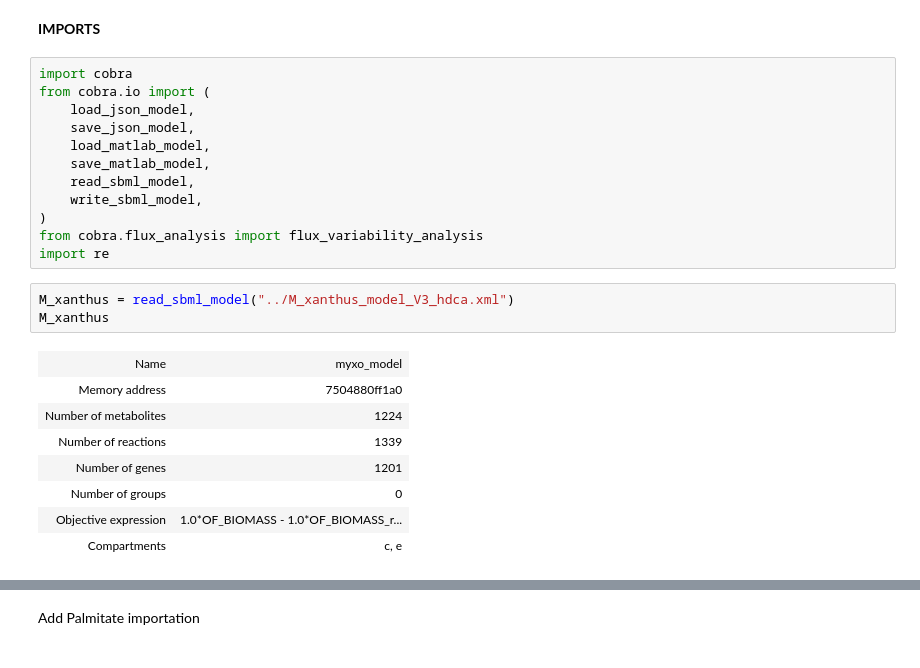
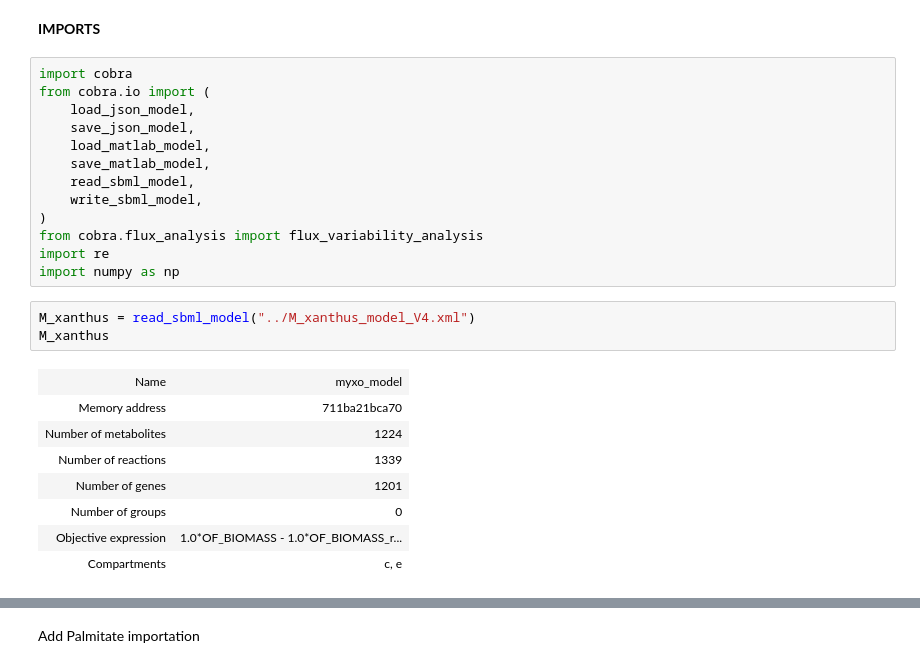
Before and after one commit to BondonMickael/M_xanthus-E_coli-Predation, a Jupyter notebook: notebooks/test_model.ipynb, the cells around one changed output, grey strips where cells are left out. Cells and saved outputs as stored; diff of their text form.

```diff
--- a/notebooks/test_model.ipynb
+++ b/notebooks/test_model.ipynb
@@ -12,12 +12,13 @@ from cobra.io import (
 )
 from cobra.flux_analysis import flux_variability_analysis
 import re
+import numpy as np
 # %%
-M_xanthus = read_sbml_model("../M_xanthus_model_V3_hdca.xml")
+M_xanthus = read_sbml_model("../M_xanthus_model_V4.xml")
 M_xanthus
 # %% [output]
 | Name | myxo_model |
-| Memory address | 7504880ff1a0 |
+| Memory address | 711ba21bca70 |
 | Number of metabolites | 1224 |
 | Number of reactions | 1339 |
 | Number of genes | 1201 |
```
Also changed, not shown: parts of 16 cells of this notebook, 4 other files.
